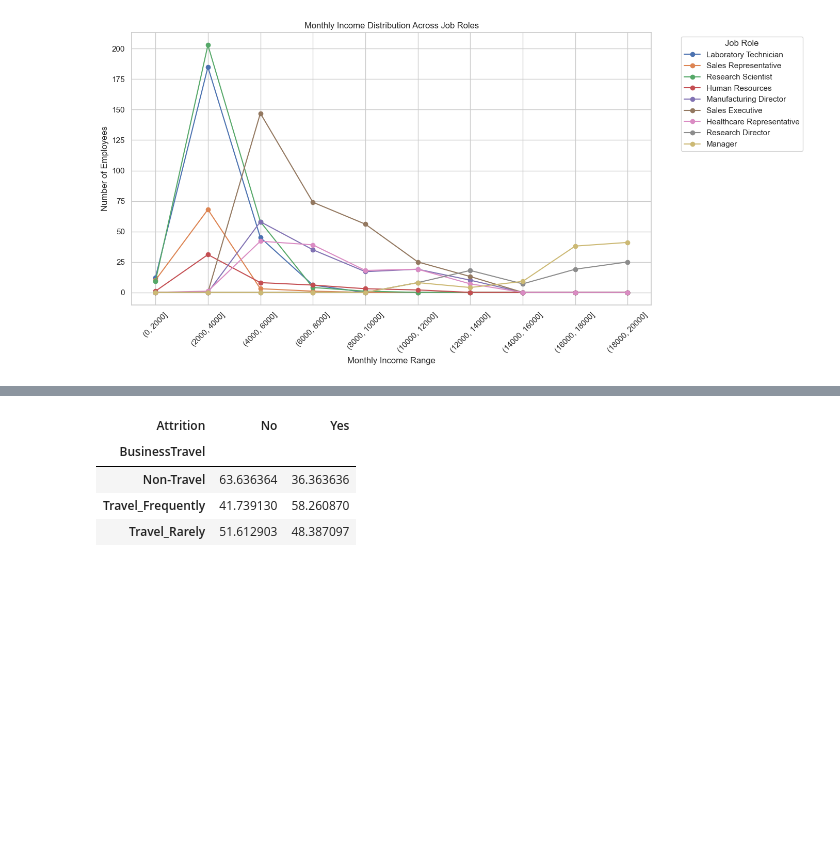
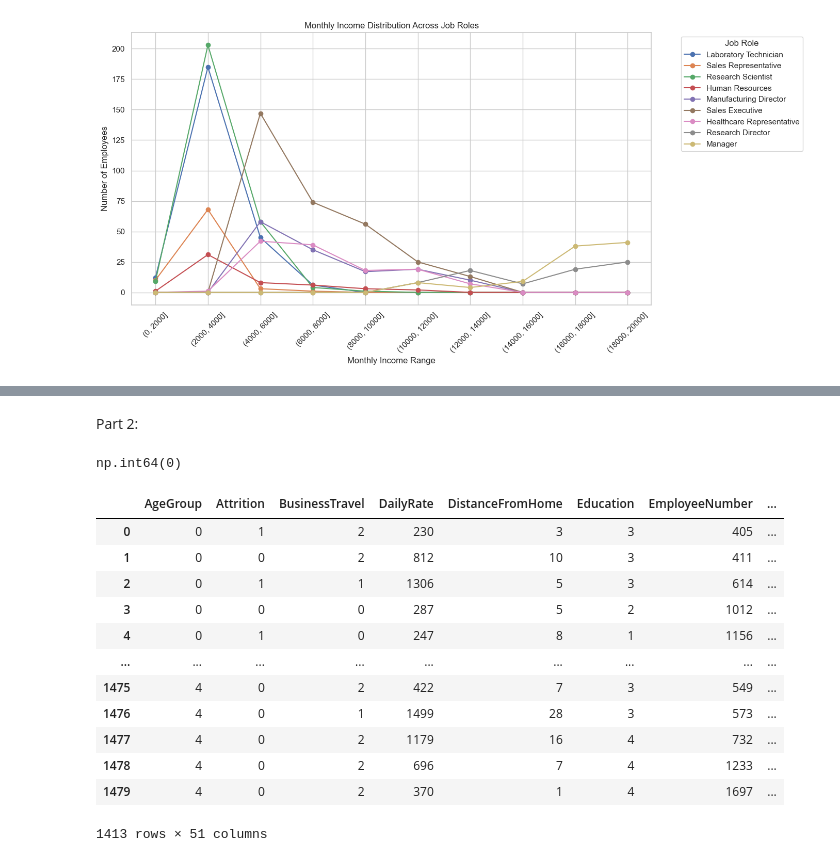
Before and after one commit to Seiflegnioui/Data-Humain_Resource_Analytics-, a Jupyter notebook: app.ipynb, the cells around one changed output, grey strips where cells are left out. Cells and saved outputs as stored; diff of their text form; code cells hidden in the pictures; blank space fills up the shorter version.

```diff
--- a/app.ipynb
+++ b/app.ipynb
@@ -291,9 +288,10 @@ plt.show()
 # %% [output]
 [figure]
 # %%
-df["LoyaltyIndex"] = df["YearsAtCompany"] / df["TotalWorkingYears"]
 sns.set_theme(style="whitegrid")
-
+df["LoyaltyIndex"] = df.apply(lambda row: row["YearsAtCompany"] / row["TotalWorkingYears"]
+                              if row["TotalWorkingYears"] > 0 else 0, axis=1 )
+print(df["LoyaltyIndex"].isna().sum())
 
 fig,ax =plt.subplots(1, 2, figsize=(18, 7))
 sns.barplot(
@@ -486,11 +403,20 @@ While this difference is statistically significant, it may not be practically me
-# %%
-
-travler_df =attrition_balanced_df.groupby("BusinessTravel")["Attrition"].value_counts().unstack()
-percentage = travler_df.div(travler_df.sum(axis=1),axis=0) * 100
-percentage
-# %% [output]
-| Attrition | No | Yes |
-| BusinessTravel |  |  |
-| Non-Travel | 63.636364 | 36.363636 |
-| Travel_Frequently | 41.739130 | 58.260870 |
-| Travel_Rarely | 51.612903 | 48.387097 |
+# %% [markdown]
+Part 2:
+# %%
+from sklearn.preprocessing import LabelEncoder, StandardScaler, MinMaxScaler
+
+encoders = {}
+
+prepared__df = df.copy()
+def label_encoder(df: pd.DataFrame, columns):
+    for col in columns:
+        encoder = LabelEncoder()
+        df[col] = encoder.fit_transform(df[col].tolist())
+        encoders[f"encoder-{col}"] = encoder
+
+columns = ["AgeGroup","Attrition","BusinessTravel","Gender","SalarySlab","OverTime"]
+label_encoder(prepared__df, columns)
+# %%
+prepared__df.isna().sum().sum()
+# %% [output]
+np.int64(0)
@@ -496,0 +426,18 @@ percentage
+# %%
+dummies_cols = prepared__df.select_dtypes(exclude=["int64"]).columns.tolist()
+prepared__df = pd.get_dummies(data=prepared__df,columns=dummies_cols,dtype="int64")
+prepared__df
+# %% [output]
+|  | AgeGroup | Attrition | BusinessTravel | DailyRate | DistanceFromHome | Education | EmployeeNumber | ... |
+| 0 | 0 | 1 | 2 | 230 | 3 | 3 | 405 | ... |
+| 1 | 0 | 0 | 2 | 812 | 10 | 3 | 411 | ... |
+| 2 | 0 | 1 | 1 | 1306 | 5 | 3 | 614 | ... |
+| 3 | 0 | 0 | 0 | 287 | 5 | 2 | 1012 | ... |
+| 4 | 0 | 1 | 0 | 247 | 8 | 1 | 1156 | ... |
+| ... | ... | ... | ... | ... | ... | ... | ... | ... |
+| 1475 | 4 | 0 | 2 | 422 | 7 | 3 | 549 | ... |
+| 1476 | 4 | 0 | 1 | 1499 | 28 | 3 | 573 | ... |
+| 1477 | 4 | 0 | 2 | 1179 | 16 | 4 | 732 | ... |
+| 1478 | 4 | 0 | 2 | 696 | 7 | 4 | 1233 | ... |
+| 1479 | 4 | 0 | 2 | 370 | 1 | 4 | 1697 | ... |
+1413 rows × 51 columns
```
Also changed, not shown: parts of 25 cells of this notebook, 1 other file.
